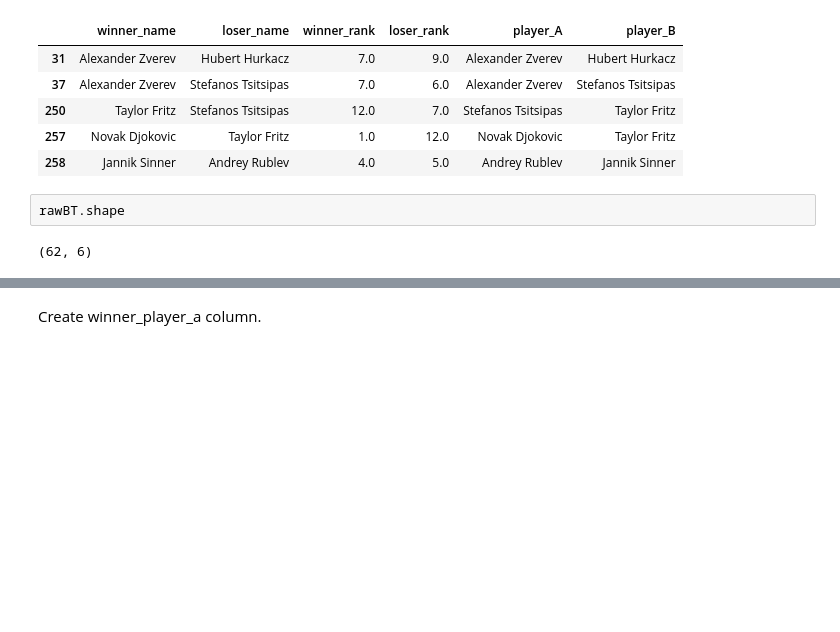
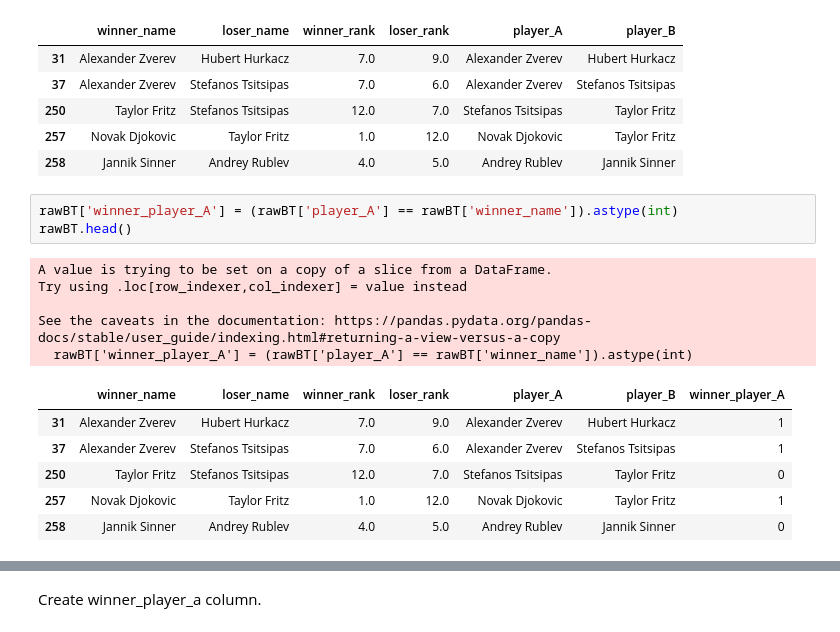
Before and after one commit to JennyHuang19/IsRankingRobust, a Jupyter notebook: tennis.ipynb, the cells around one changed output, grey strips where cells are left out. Saved outputs shown, nothing was run; the diff lists cells and outputs as text; blank space fills up the shorter version.

```diff
--- a/tennis.ipynb
+++ b/tennis.ipynb
@@ -93,7 +93,18 @@ See the caveats in the documentation: https://pandas.pydata.org/pandas-docs/stab
 | 250 | Taylor Fritz | Stefanos Tsitsipas | 12.0 | 7.0 | Stefanos Tsitsipas | Taylor Fritz |
 | 257 | Novak Djokovic | Taylor Fritz | 1.0 | 12.0 | Novak Djokovic | Taylor Fritz |
 | 258 | Jannik Sinner | Andrey Rublev | 4.0 | 5.0 | Andrey Rublev | Jannik Sinner |
-# %%
-rawBT.shape
-# %% [output]
-(62, 6)
+# %%
+rawBT['winner_player_A'] = (rawBT['player_A'] == rawBT['winner_name']).astype(int)
+rawBT.head()
+# %% [output]
+A value is trying to be set on a copy of a slice from a DataFrame.
+Try using .loc[row_indexer,col_indexer] = value instead
+
+See the caveats in the documentation: https://pandas.pydata.org/pandas-docs/stable/user_guide/indexing.html#returning-a-view-versus-a-copy
+  rawBT['winner_player_A'] = (rawBT['player_A'] == rawBT['winner_name']).astype(int)
+|  | winner_name | loser_name | winner_rank | loser_rank | player_A | player_B | winner_player_A |
+| 31 | Alexander Zverev | Hubert Hurkacz | 7.0 | 9.0 | Alexander Zverev | Hubert Hurkacz | 1 |
+| 37 | Alexander Zverev | Stefanos Tsitsipas | 7.0 | 6.0 | Alexander Zverev | Stefanos Tsitsipas | 1 |
+| 250 | Taylor Fritz | Stefanos Tsitsipas | 12.0 | 7.0 | Stefanos Tsitsipas | Taylor Fritz | 0 |
+| 257 | Novak Djokovic | Taylor Fritz | 1.0 | 12.0 | Novak Djokovic | Taylor Fritz | 1 |
+| 258 | Jannik Sinner | Andrey Rublev | 4.0 | 5.0 | Andrey Rublev | Jannik Sinner | 0 |
```
Also changed, not shown: parts of 12 cells of this notebook.
